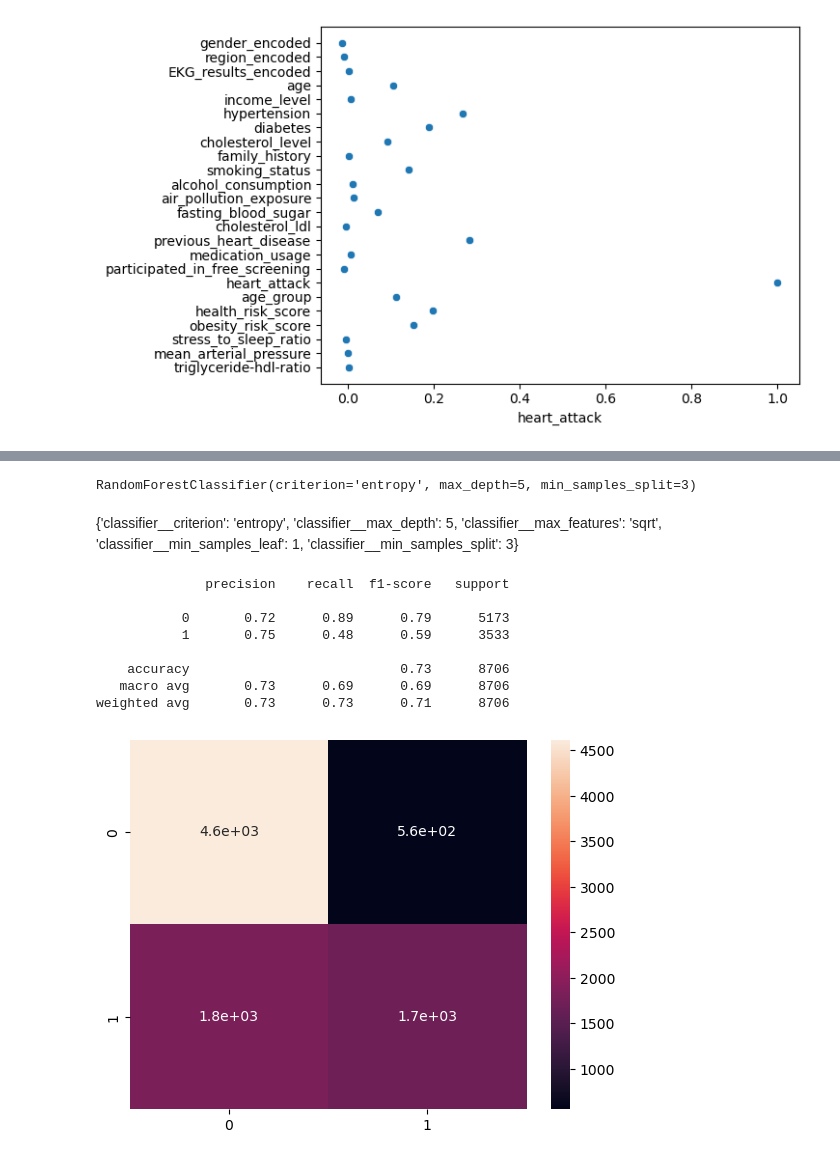
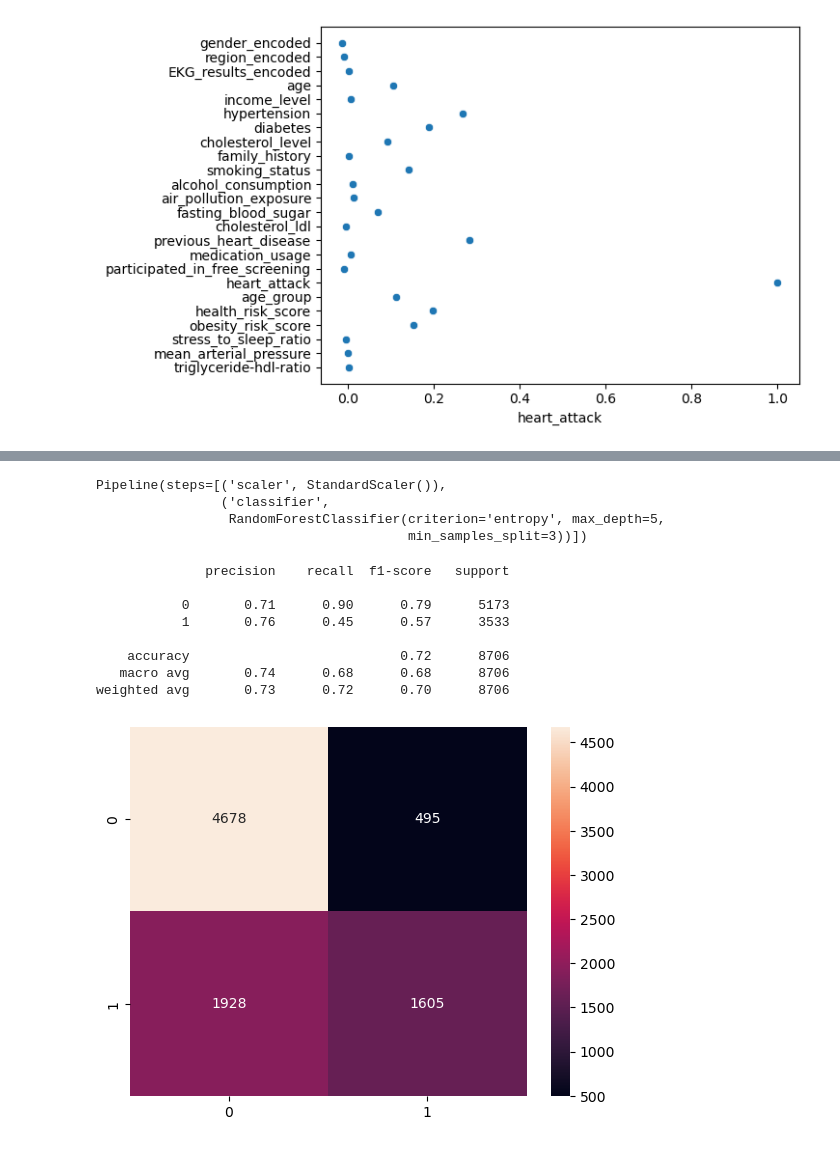
Before and after one commit to keithhauzh/HEART-ATTACK-PREDICTION-MODEL, a Jupyter notebook: heart_attack_prediction.ipynb, the cells around one changed output, grey strips where cells are left out. Drawn from its saved outputs; the diff is of its cells as text; code cells hidden in the pictures.

```diff
--- a/heart_attack_prediction.ipynb
+++ b/heart_attack_prediction.ipynb
@@ -187,5 +179,5 @@ df_risk_score.corr().sort_values(by='health_risk_score', ascending=False).style.
 # %%
-df = df.drop(columns=['physical_activity', 'dietary_habits',])
+df = df.drop(columns=['physical_activity', 'dietary_habits'])
 # %%
 df.isna().any()
 # %% [output]
@@ -293,7 +273,26 @@ rf =  RandomForestClassifier(
 #     'classifier__min_samples_leaf': [1, 2, 3],
 #     'classifier__max_features': ['sqrt', 'log2'],
 # }
-# rf_pipeline = Pipeline([
-#     ('scaler', StandardScaler()),
-#     ('classifier', rf),
-# ])
+rf_pipeline = Pipeline([
+    ('scaler', StandardScaler()),
+    ('classifier', rf),
+])
+# grid_search = GridSearchCV(
+#     estimator = rf_pipeline,
+#     param_grid = param_grid,
+#     scoring = 'accuracy',
+#     n_jobs = None,
+#     cv = 5,
+#     verbose = 2,
+# )
+# grid_search.fit(X_train, y_train)
+# scaler = StandardScaler()
+# X_train = scaler.fit_transform(X_train)
+# X_test = scaler.transform(X_test)
+# rf.fit(X_train, y_train)
+rf_pipeline.fit(X_train, y_train)
+# %% [output]
+Pipeline(steps=[('scaler', StandardScaler()),
+                ('classifier',
+                 RandomForestClassifier(criterion='entropy', max_depth=5,
+                                        min_samples_split=3))])
@@ -310,8 +298,0 @@ rf =  RandomForestClassifier(
-# %%
-scaler = StandardScaler()
-X_train = scaler.fit_transform(X_train)
-X_test = scaler.transform(X_test)
-# %%
-rf.fit(X_train, y_train)
-# %% [output]
-RandomForestClassifier(criterion='entropy', max_depth=5, min_samples_split=3)
@@ -320,6 +298,0 @@ RandomForestClassifier(criterion='entropy', max_depth=5, min_samples_split=3)
-# %% [markdown]
-{'classifier__criterion': 'entropy',
- 'classifier__max_depth': 5,
- 'classifier__max_features': 'sqrt',
- 'classifier__min_samples_leaf': 1,
- 'classifier__min_samples_split': 3}
@@ -329,16 +299,17 @@ y_pred = rf.predict(X_test)
 # %%
+y_pred = rf_pipeline.predict(X_test)
 print(classification_report(y_test,y_pred))
 # %% [output]
               precision    recall  f1-score   support
 
-           0       0.72      0.89      0.79      5173
-           1       0.75      0.48      0.59      3533
+           0       0.71      0.90      0.79      5173
+           1       0.76      0.45      0.57      3533
 
-    accuracy                           0.73      8706
-   macro avg       0.73      0.69      0.69      8706
-weighted avg       0.73      0.73      0.71      8706
+    accuracy                           0.72      8706
+   macro avg       0.74      0.68      0.68      8706
+weighted avg       0.73      0.72      0.70      8706
 # %%
-sns.heatmap(confusion_matrix(y_test,y_pred),annot=True)
+sns.heatmap(confusion_matrix(y_test,y_pred),annot=True, fmt='d')
 plt.show()
 # %% [output]
-[figure, old version]
+[figure, new version]
```
Also changed, not shown: parts of 26 cells of this notebook, 2 other files.
